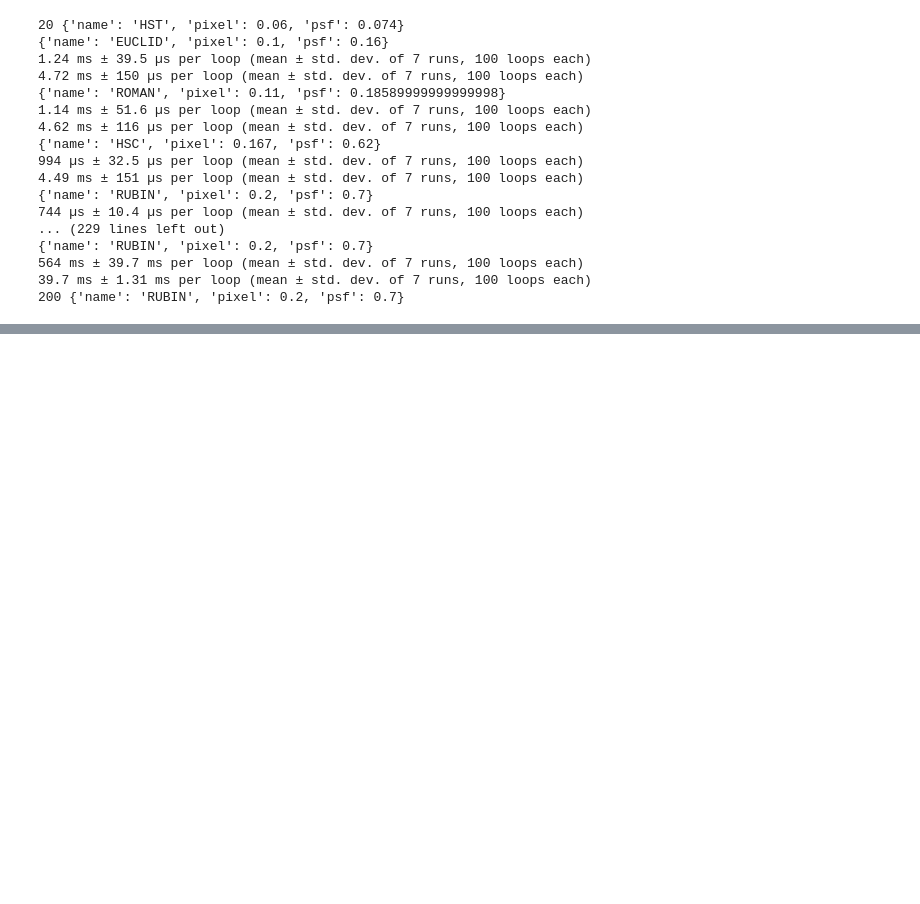
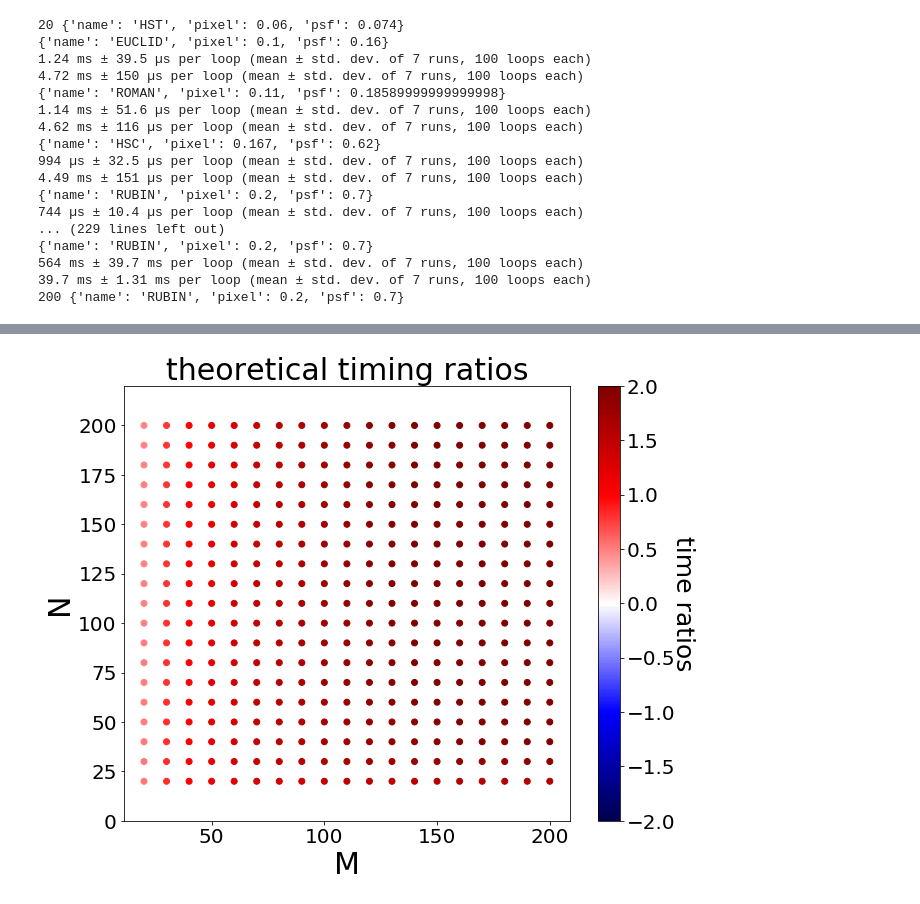
Before and after one commit to herjy/Multi_resolution_comparison, a Jupyter notebook: Timing_test/Timing_comparison.ipynb, the cells around one changed output, grey strips where cells are left out. Cells and saved outputs as stored; diff of their text form; code cells hidden in the pictures; blank space fills up the shorter version.

Commit message:
version close to paper release

```diff
--- a/Timing_test/Timing_comparison.ipynb
+++ b/Timing_test/Timing_comparison.ipynb
@@ -215,0 +231,24 @@ No handles with labels found to put in legend.
+# %%
+#theoretical version:
+def galsim_timing(M, N):
+    return N**2*(6**2+4**2*np.log(x*N))+M**2*(3+np.log(M))
+def scarlet_timing(M, N):
+    return N**2*((M+1)*np.log(N) + M*(M*1))
+# %%
+mnms = arange(20,201,10)
+
+x,y = np.meshgrid(mnms, mnms)
+
+plt.figure(figsize = (10,8))
+plt.ylim([0,220])
+plt.scatter(x,y, c = np.log10(scarlet_timing(x,y)/galsim_timing(x,y)), vmax = 2, vmin = -2, cmap = 'seismic')
+#scatter(n_hrs, n_lrs,c = np.log10(s_mean/g_mean), marker = 'x', vmax = 1, vmin = -1, cmap = 'seismic')
+plt.xlabel('M', fontsize = '30')
+plt.ylabel('N', fontsize = '30')
+plt.title('theoretical timing ratios', fontsize = '30')
+cbar = plt.colorbar()
+cbar.set_label('time ratios', rotation=270, fontsize = 25, labelpad = 20)
+plt.savefig('theory_timing.png')
+plt.show()
+# %% [output]
+[figure, added]
```
Also changed, not shown: parts of 3 cells of this notebook, 7 other files.
